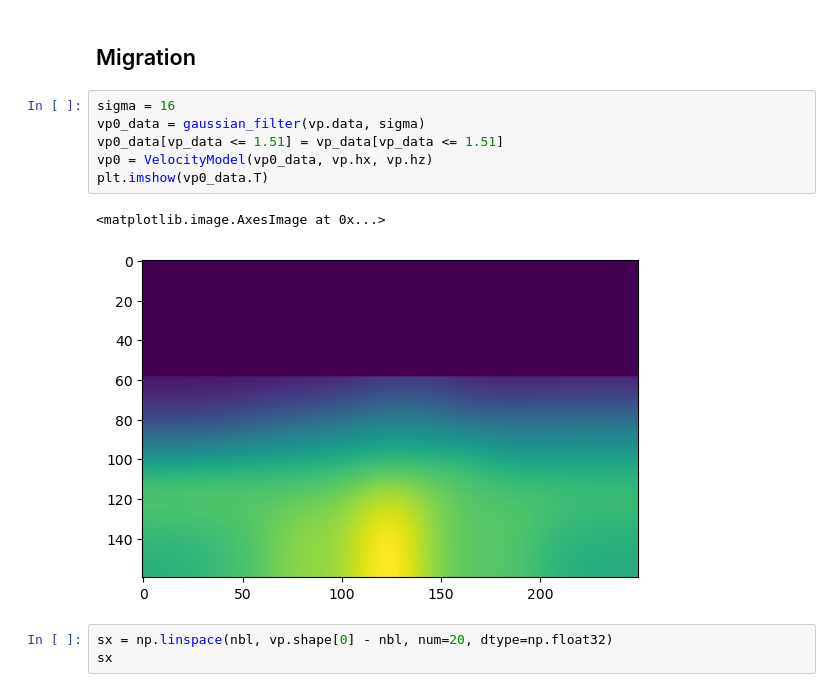
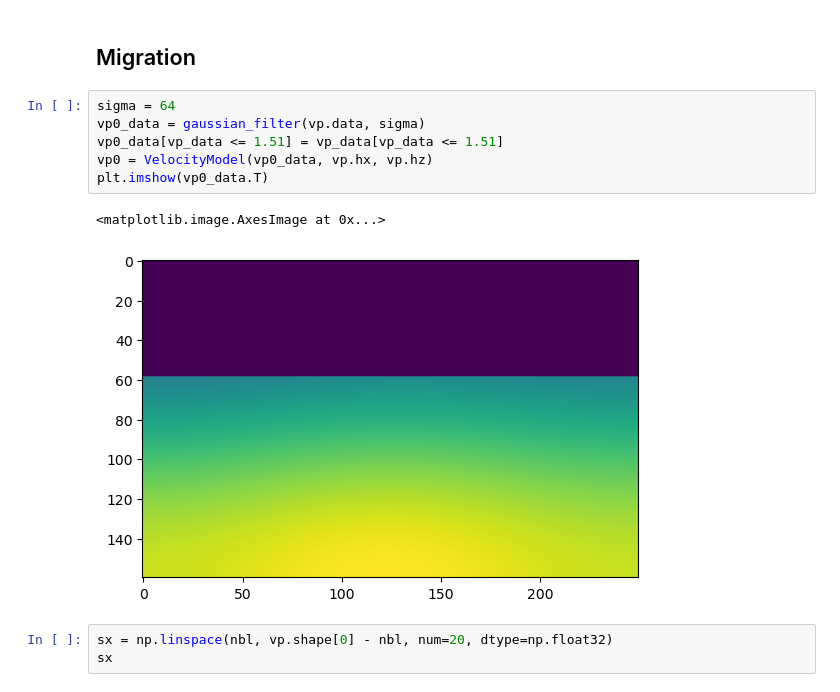
Before and after one commit to alphanumeric-username/geod67-project, a Jupyter notebook: seismic_modeling.ipynb, the cells around one changed output. Cells and saved outputs as stored; diff of their text form.

```diff
--- a/seismic_modeling.ipynb
+++ b/seismic_modeling.ipynb
@@ -171,14 +173,14 @@ for ti in range(ap.nt):
 # %% [markdown]
 ## Migration
 # %%
-sigma = 16
+sigma = 64
 vp0_data = gaussian_filter(vp.data, sigma)
 vp0_data[vp_data <= 1.51] = vp_data[vp_data <= 1.51]
 vp0 = VelocityModel(vp0_data, vp.hx, vp.hz)
 plt.imshow(vp0_data.T)
 # %% [output]
 <matplotlib.image.AxesImage at 0x...>
-[figure, old version]
+[figure, new version]
 # %%
 sx = np.linspace(nbl, vp.shape[0] - nbl, num=20, dtype=np.float32)
 sx
```
Also changed, not shown: parts of 2 cells of this notebook.
